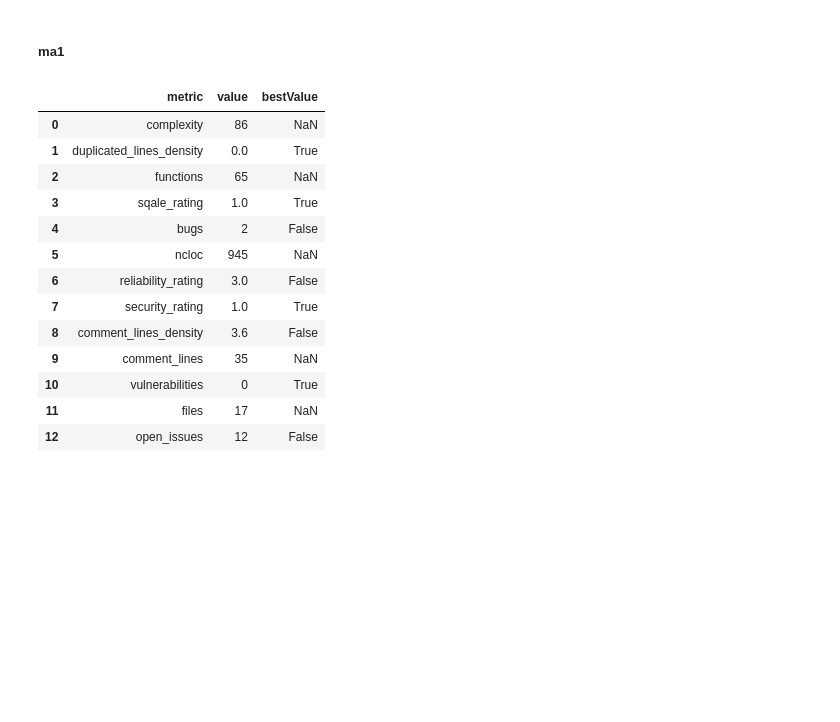
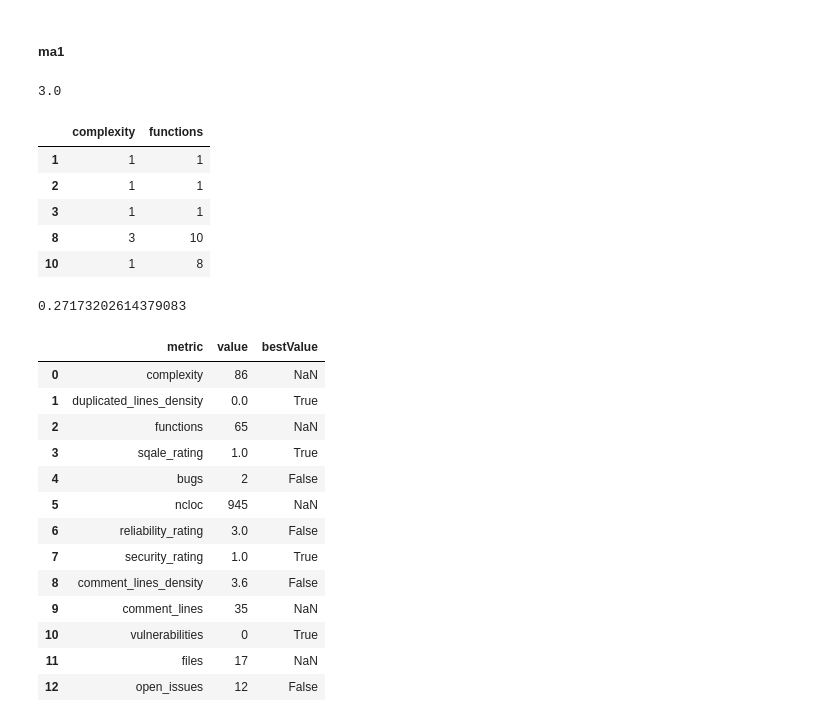
Before and after one commit to fga-eps-mds/2020.1-Grupo6, a Jupyter notebook: analytics/src/analytics.ipynb, the cells around one changed output. Drawn from its saved outputs; the diff is of its cells as text; code cells hidden in the pictures; blank space fills up the shorter version.

```diff
--- a/analytics/src/analytics.ipynb
+++ b/analytics/src/analytics.ipynb
@@ -192,7 +192,7 @@ back_r1_df
 # %% [markdown]
 ##### ma1
 # %%
-# median_complexity = np.median(back_r1_df['complexity'].astype(int))
+median_complexity = np.median(back_r1_df['complexity'].astype(float))
 # %%
-# complexity = back_r1_df[['complexity', 'functions']][back_r1_df['complexity'].astype(int) >= median_complexity]
-# complexity
+complexity = back_r1_df[['complexity', 'functions']][(back_r1_df['complexity'].astype(float) <= median_complexity) & (back_r1_df['functions'].astype(float) > 0) ]
+complexity
@@ -199,12 +201,12 @@ back_r1_df
 # %%
-# fi1 = 0
+fi1 = 0
 
-# x = np.array([0, 9])
-# y = np.array([1, 0])
+x = np.array([0, 9])
+y = np.array([1, 0])
 
-# for i in range(len(complexity['functions'])):
-#     fi1 += (np.interp(float(complexity['complexity'].iloc[i])/float(complexity['functions'].iloc[i]), x, y))
+for i in range(len(complexity)):
+    fi1 += (np.interp(float(complexity['complexity'].iloc[i])/float(complexity['functions'].iloc[i]), x, y))
 
-# ma1_b1 = fi1/float(len(back_r1_df['complexity']))
+ma1_b1 = fi1/float(len(back_r1_df['complexity']))
 
-# ma1_b1
+ma1_b1
@@ -556,18 +574,33 @@ front_r1_df
+# %%
+complexity_notnull = front_r1_df['complexity'][pd.notnull(front_r1_df['complexity'])]
+median_complexity = np.median(complexity_notnull.astype(float))
+median_complexity
+# %% [output]
+3.0
 # %%
-# complexity = front_r1_df[['complexity', 'functions']][front_r1_df['complexity'].astype(int) >= median_complexity]
-# complexity
+complexity = front_r1_df[['complexity', 'functions']][(front_r1_df['complexity'].astype(float) <= median_complexity) & (front_r1_df['functions'].astype(float) > 0) ]
+complexity
+# %% [output]
+|  | complexity | functions |
+| 1 | 1 | 1 |
+| 2 | 1 | 1 |
+| 3 | 1 | 1 |
+| 8 | 3 | 10 |
+| 10 | 1 | 8 |
 # %%
-# fi1 = 0
+fi1 = 0
 
-# x = np.array([0, 9])
-# y = np.array([1, 0])
+x = np.array([0, 9])
+y = np.array([1, 0])
 
-# for i in range(len(complexity['functions'])):
-#     fi1 += (np.interp(float(complexity['complexity'].iloc[i])/float(complexity['functions'].iloc[i]), x, y))
+for i in range(len(complexity)):
+    fi1 += (np.interp(float(complexity['complexity'].iloc[i])/float(complexity['functions'].iloc[i]), x, y))
 
-# ma1_f1 = fi1/float(len(front_r1_df['complexity']))
+ma1_f1 = fi1/float(len(front_r1_df['complexity']))
 
-# ma1_f1
+ma1_f1
+# %% [output]
+0.27173202614379083
 # %%
 front_r1_base_component
 # %% [output]
```
Also changed, not shown: parts of 47 cells of this notebook.
